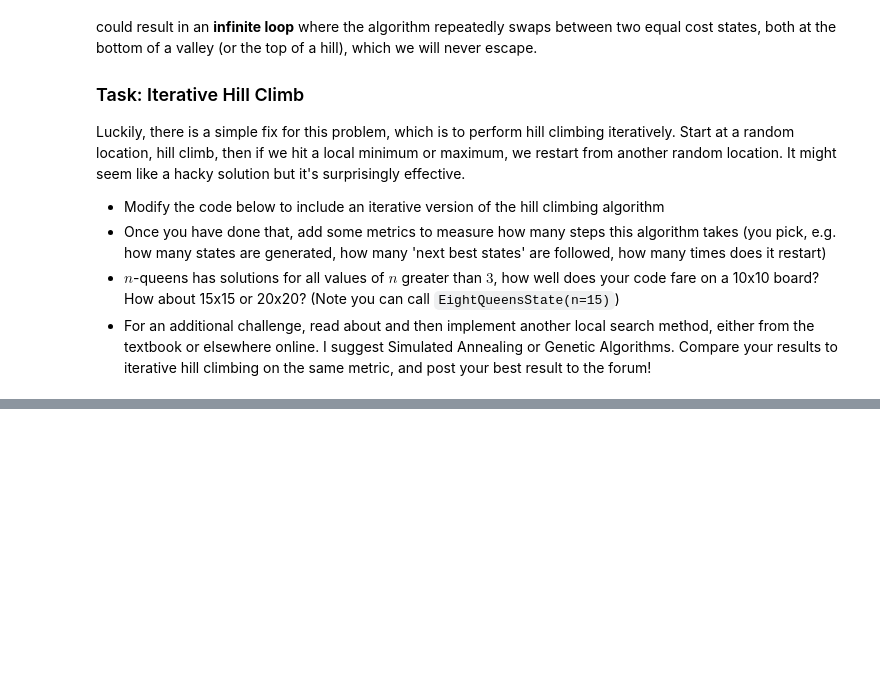
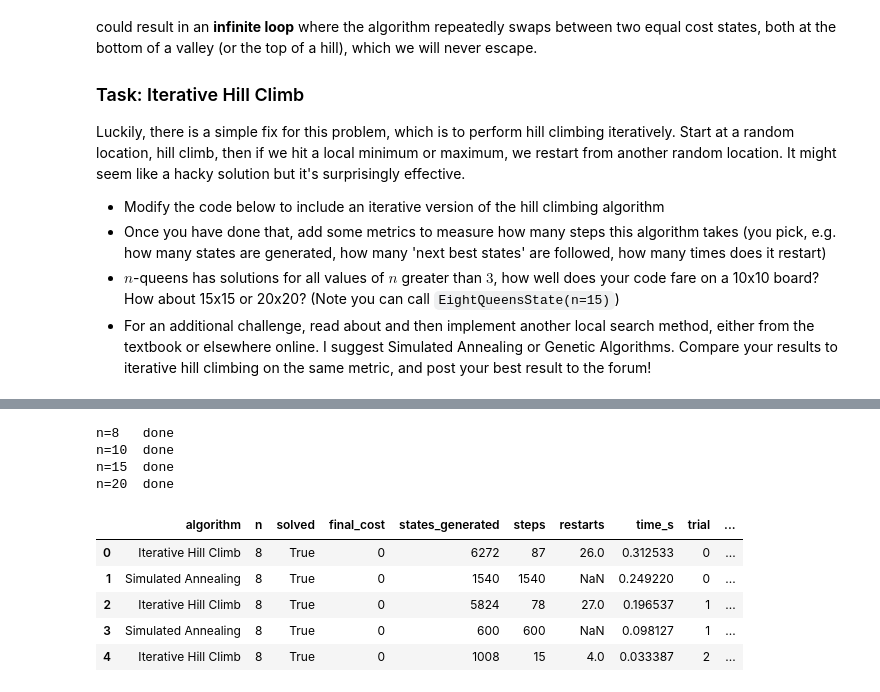
Before and after one commit to ashleighlategan/msc_uob_ashleigh_lategan, a Jupyter notebook: Foundations of Artificial Intelligence/week 2/02 eightqueens/eightqueens.ipynb, the cells around one changed output, grey strips where cells are left out. Drawn from its saved outputs; the diff is of its cells as text; code cells hidden in the pictures; blank space fills up the shorter version.

```diff
--- a/Foundations of Artificial Intelligence/week 2/02 eightqueens/eightqueens.ipynb
+++ b/Foundations of Artificial Intelligence/week 2/02 eightqueens/eightqueens.ipynb
@@ -623,0 +637,71 @@ steps 6261, states 6261, bad moves accepted 3278
+# %%
+# Comparison: Iterative Hill Climb vs Simulated Annealing across board sizes
+
+import time
+import pandas as pd
+import matplotlib.pyplot as plt
+
+def run_hill_climb(n):
+    """One iterative-hill-climb run on a fresh random n-queens board. Returns a dict of metrics."""
+    climber = HillClimber(EightQueensState(n=n))
+    t0 = time.perf_counter()
+    result = climber.iterative_hill_climb()
+    return {
+        "algorithm": "Iterative Hill Climb",
+        "n": n,
+        "solved": result.is_goal(),
+        "final_cost": result.cost(),
+        "states_generated": climber.states_generated,   # the shared metric
+        "steps": climber.steps,
+        "restarts": climber.restarts,
+        "time_s": time.perf_counter() - t0,
+    }
+
+def run_annealing(n):
+    """One simulated-annealing run on a fresh random n-queens board. Returns a dict of metrics."""
+    annealer = SimulatedAnnealer(EightQueensState(n=n))
+    t0 = time.perf_counter()
+    result = annealer.anneal()
+    return {
+        "algorithm": "Simulated Annealing",
+        "n": n,
+        "solved": result.is_goal(),
+        "final_cost": result.cost(),
+        "states_generated": annealer.states_generated,  # the shared metric
+        "steps": annealer.steps,
+        "bad_moves_accepted": annealer.bad_moves_accepted,
+        "time_s": time.perf_counter() - t0,
+    }
+
+def compare(sizes=(8, 10, 15, 20), trials=5, seed=0):
+    """
+    Run both algorithms `trials` times for every board size in `sizes`.
+    Every trial starts from its own random board, so we are averaging over
+    starting positions - a single run of either algorithm tells you very little.
+
+    :returns a DataFrame with one row per (algorithm, n, trial)
+    """
+    np.random.seed(seed)      # same random boards each time the cell is run
+    rows = []
+    for n in sizes:
+        for trial in range(trials):
+            for runner in (run_hill_climb, run_annealing):
+                row = runner(n)
+                row["trial"] = trial
+                rows.append(row)
+        print(f"n={n:<3} done")
+    return pd.DataFrame(rows)
+
+raw = compare()
+raw.head()
+# %% [output]
+n=8   done
+n=10  done
+n=15  done
+n=20  done
+|  | algorithm | n | solved | final_cost | states_generated | steps | restarts | time_s | trial | ... |
+| 0 | Iterative Hill Climb | 8 | True | 0 | 6272 | 87 | 26.0 | 0.312533 | 0 | ... |
+| 1 | Simulated Annealing | 8 | True | 0 | 1540 | 1540 | NaN | 0.249220 | 0 | ... |
+| 2 | Iterative Hill Climb | 8 | True | 0 | 5824 | 78 | 27.0 | 0.196537 | 1 | ... |
+| 3 | Simulated Annealing | 8 | True | 0 | 600 | 600 | NaN | 0.098127 | 1 | ... |
+| 4 | Iterative Hill Climb | 8 | True | 0 | 1008 | 15 | 4.0 | 0.033387 | 2 | ... |
```
Also changed, not shown: parts of 13 cells of this notebook, 4 other files.
